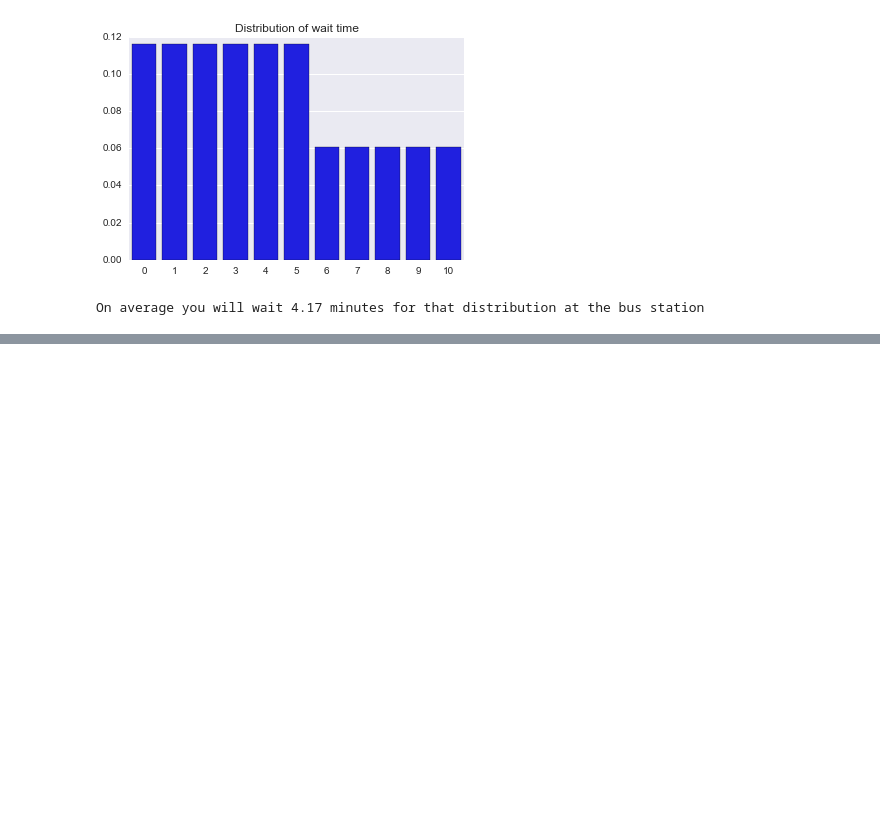
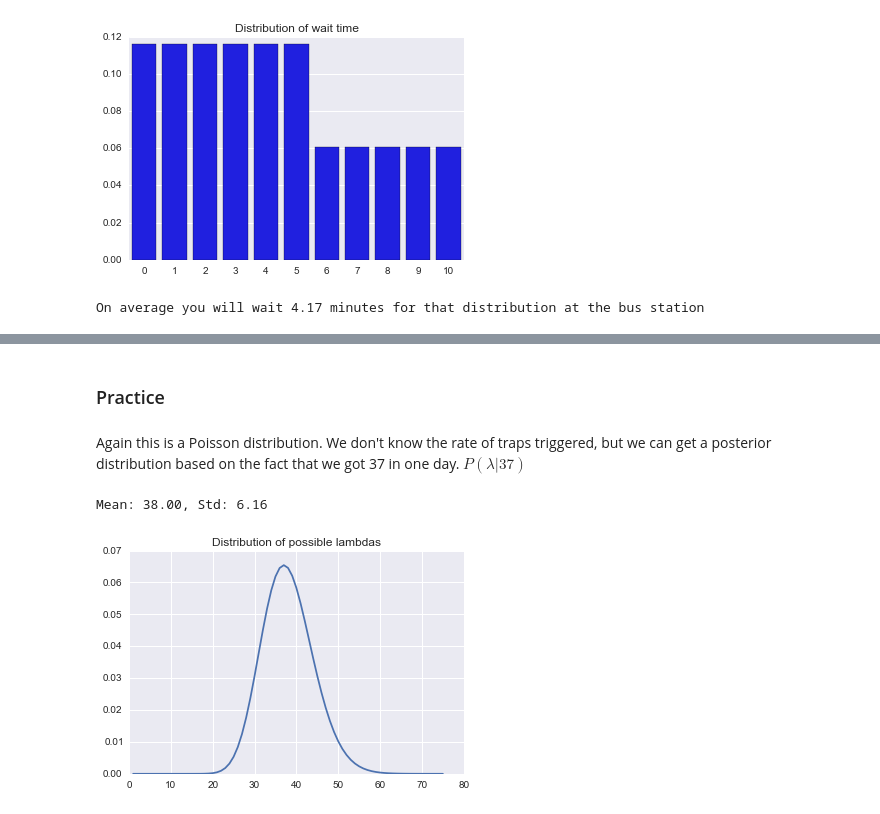
Before and after one commit to atremblay/ThinkBayes2, a Jupyter notebook: Chapter 7 - Exercices.ipynb, the cells around one changed output, grey strips where cells are left out. Drawn from its saved outputs; the diff is of its cells as text; code cells hidden in the pictures; blank space fills up the shorter version.

```diff
--- a/Chapter 7 - Exercices.ipynb
+++ b/Chapter 7 - Exercices.ipynb
@@ -65,0 +138,28 @@ On average you will wait 4.17 minutes for that distribution at the bus station
+# %% [markdown]
+### Practice
+# %% [markdown]
+Again this is a Poisson distribution. We don't know the rate of traps triggered, but we can get a posterior distribution based on the fact that we got 37 in one day. $P(\lambda|37)$
+# %%
+class Trap(Suite):
+    def __init__(self, values):
+        super(Trap, self).__init__(values)
+
+    def Likelihood(self, data, hypo):
+        lam = hypo
+        k = data
+        like = EvalPoissonPmf(k, lam)
+        return like
+# %%
+lambdas = range(1,76) # Suppose we can trap up to 75 per day
+# %%
+trap = Trap(lambdas)
+trap.Update(37)
+print("Mean: {:.2f}, Std: {:.2f}".format(trap.Mean(), trap.Std()))
+# %% [output]
+Mean: 38.00, Std: 6.16
+# %%
+y = np.array([trap.Prob(lam) for lam in lambdas])
+plt.plot(lambdas, y)
+_=plt.title("Distribution of possible lambdas")
+# %% [output]
+[figure, added]
```
Also changed, not shown: parts of 24 cells of this notebook.
